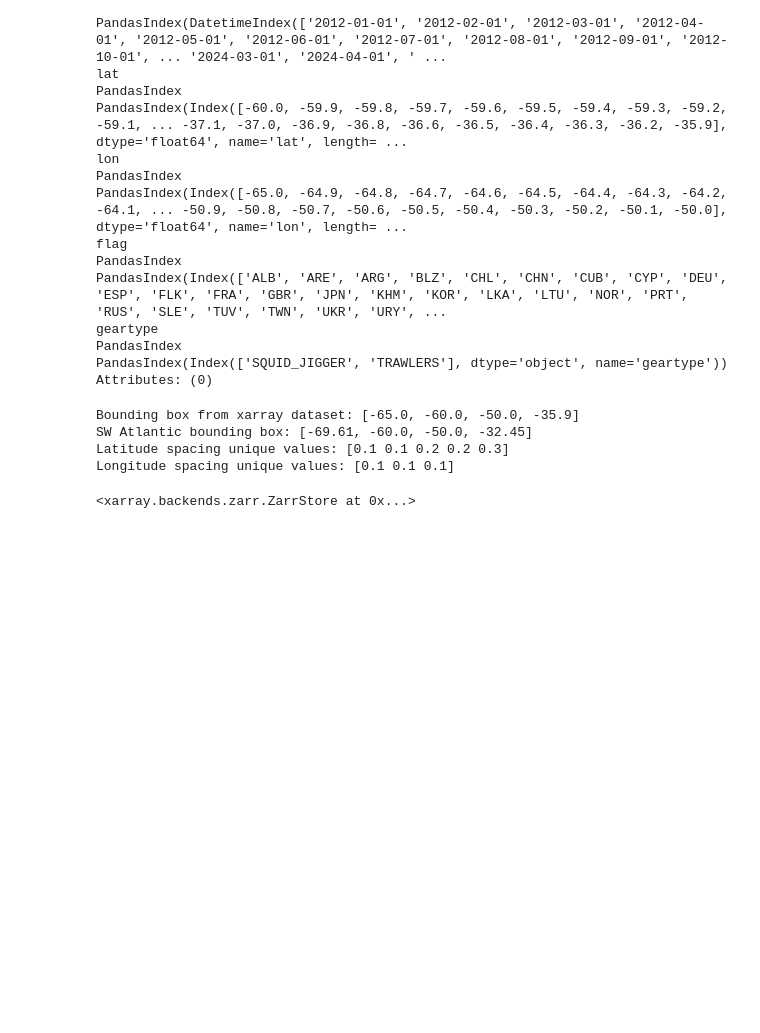
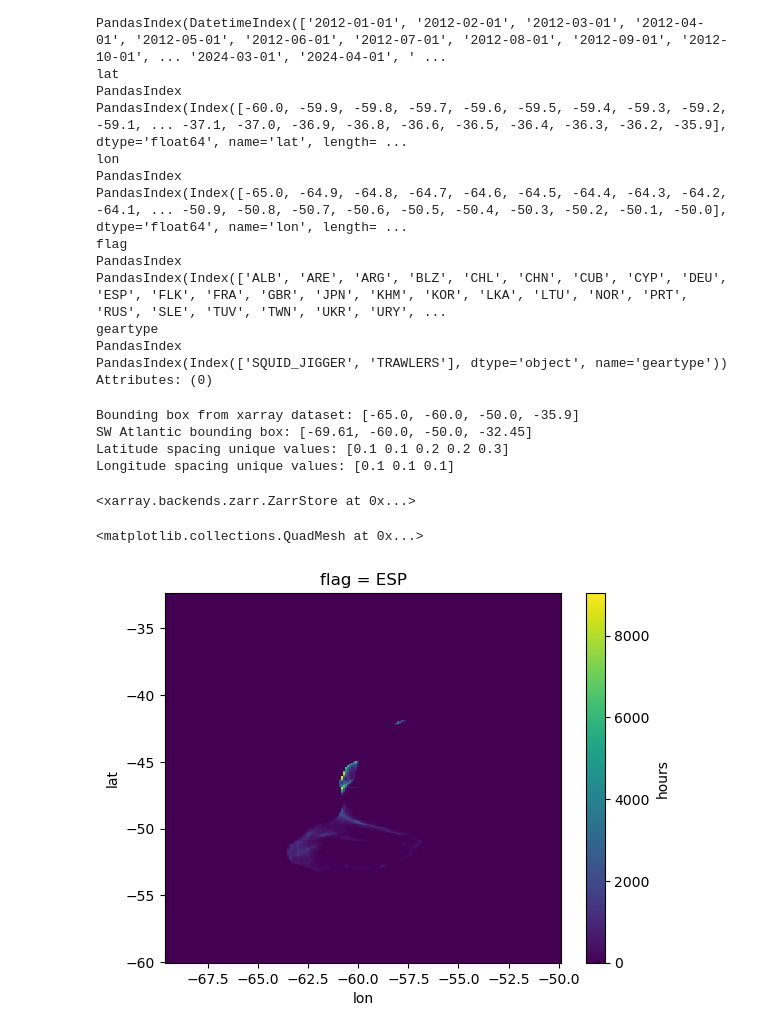
Before and after one commit to rubarriuso/TFM, a Jupyter notebook: procesado1_GFW.ipynb, the cells around one changed output. Cells and saved outputs as stored; diff of their text form; code cells hidden in the pictures; blank space fills up the shorter version.

```diff
--- a/procesado1_GFW.ipynb
+++ b/procesado1_GFW.ipynb
@@ -154,7 +154,9 @@ target_lats = np.arange(bbox_SWA[1], bbox_SWA[3] + 0.1, 0.1)
 
 dsxr_expanded = dsxr.reindex(
     lat=target_lats,
-    lon=target_lons
+    lon=target_lons,
+    method="nearest",      # Grab the closest value
+    tolerance=0.05         # Only if it's within 0.01 degrees
 )
 
 dsxr_expanded = dsxr_expanded.chunk({
@@ -191,3 +194,8 @@ dsxr_expanded.to_zarr("./resources/GFW/GFW_AIS_Intl-FK_Trwl-Jgr_2012-2024.zarr",
                       consolidated=True)#creates a metadata file for faster access
 # %% [output]
 <xarray.backends.zarr.ZarrStore at 0x...>
+# %%
+dsxr_expanded.hours.sel(flag="ESP").sum(dim=["geartype", "time"]).compute().plot()
+# %% [output]
+<matplotlib.collections.QuadMesh at 0x...>
+[figure, added]
```
Also changed, not shown: parts of 1 cell of this notebook, 19 other files.
